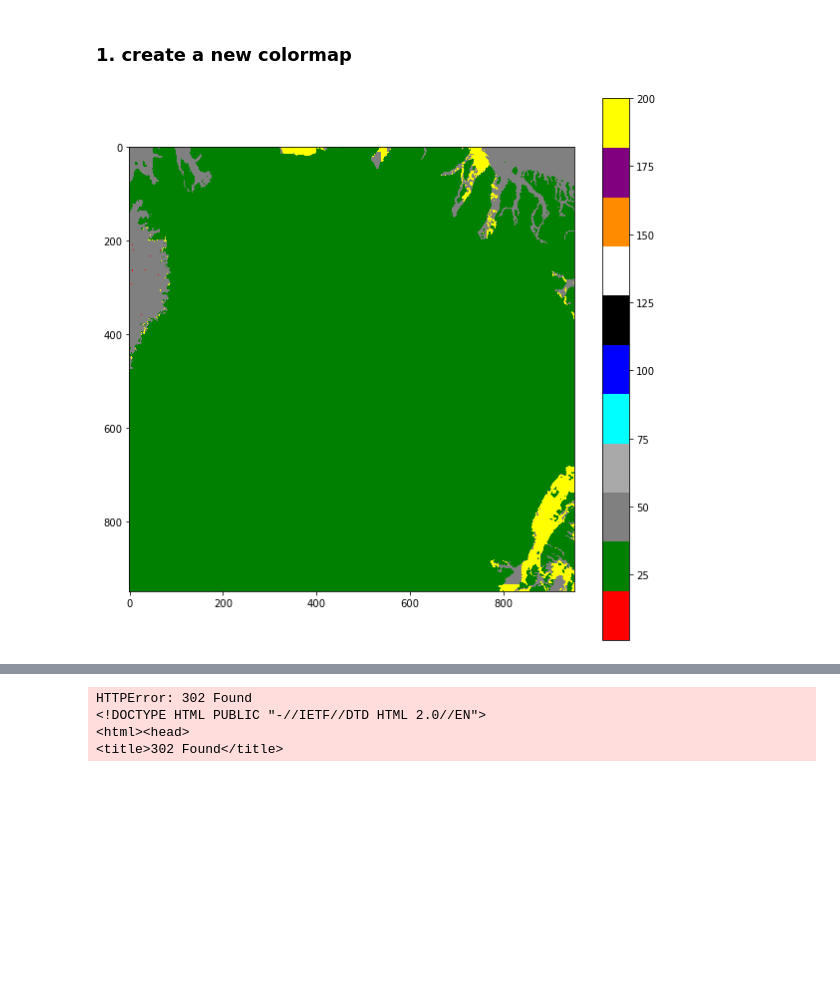
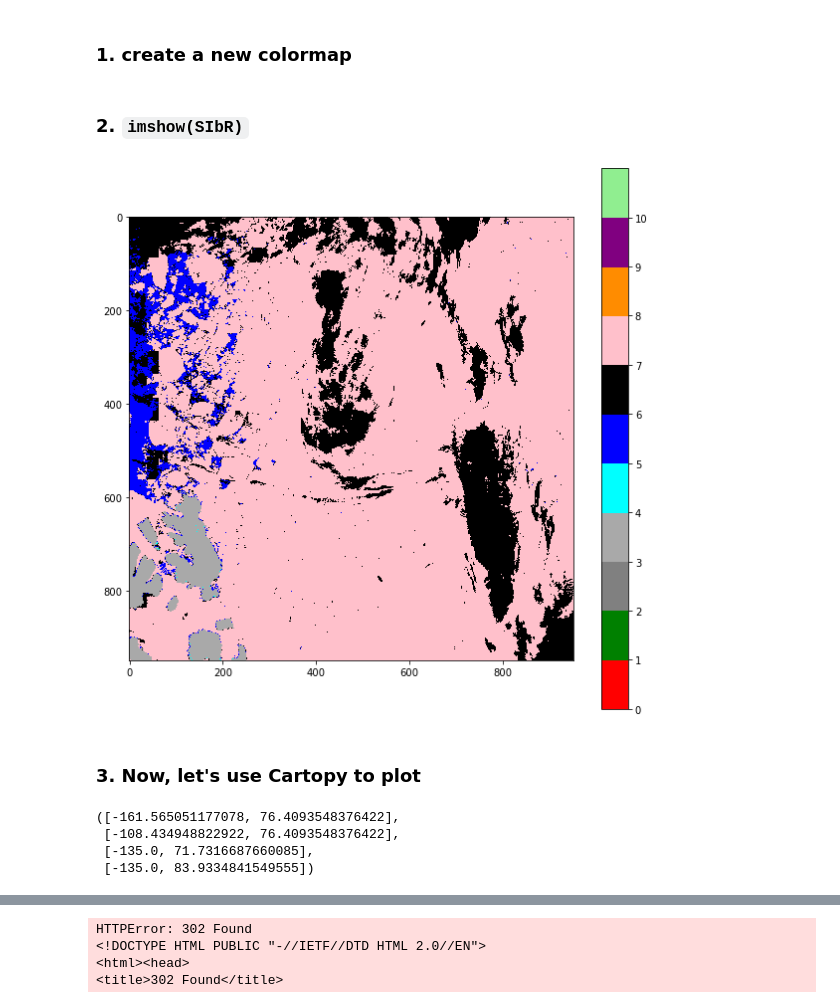
Before and after one commit to kathy9980/Colocate-MODIS-PMW-SIC, a Jupyter notebook: load_MODIS.ipynb, the cells around one changed output, grey strips where cells are left out. Drawn from its saved outputs; the diff is of its cells as text; code cells hidden in the pictures; blank space fills up the shorter version.

```diff
--- a/load_MODIS.ipynb
+++ b/load_MODIS.ipynb
@@ -57,0 +74,12 @@ array([[ 50.,  50.,  50., ...,  50.,  50.,  50.],
+# %%
+SIbR[SIbR == 0] = 0
+SIbR[SIbR == 1] = 1
+SIbR[SIbR == 11] = 2
+SIbR[SIbR == 25] = 3
+SIbR[SIbR == 37] = 4
+SIbR[SIbR == 39] = 5
+SIbR[SIbR == 50] = 6
+SIbR[SIbR == 200] = 7
+SIbR[SIbR == 253] = 8
+SIbR[SIbR == 254] = 9
+SIbR[SIbR == 255] = 10
@@ -64,7 +97,7 @@ import matplotlib as mpl
 from matplotlib.colors import ListedColormap
 import matplotlib.pyplot as plt
 # %%
-fig, ax = plt.subplots(figsize=(10, 10))
+# fig, ax = plt.subplots(figsize=(10, 10))
 cmap = ListedColormap(['red',
                        'green',
                        'gray',
@@ -72,22 +105,39 @@ cmap = ListedColormap(['red',
                        'cyan',
                        'blue',
                        'black',
-                       'white',
+                       'pink',
                        'darkorange',
                        'purple',
-                       'yellow'])
-# bounds =     [0,1,11,25,37,39,50,200,253,254,255]
-# norm = mpl.colors.BoundaryNorm(bounds, cmap.N)
-# cb2 = mpl.colorbar.ColorbarBase(ax, cmap=cmap,
-#                                 norm=norm,
-#                                 boundaries= bounds + [256],
-#                                 extend='both',
-#                                 ticks= bounds,
-#                                 spacing='proportional',
-#                                 orientation='horizontal')
+                       'yellow',
+                       'lightgreen'])
 
-im = ax.imshow(SIbR, cmap = cmap)
-fig.colorbar(im)
-plt.show()
+bounds = np.linspace(0,11,12)
+norm = mpl.colors.BoundaryNorm(bounds, cmap.N)
-# %% [output]
-[figure, removed]
+# %% [markdown]
+### 2. `imshow(SIbR)`
+# %%
+fig, ax = plt.subplots(figsize=(10, 10))
+im = ax.imshow(SIbR, cmap = cmap, norm=norm)
+
+
+cbar = plt.colorbar(im)
+lim = np.arange(0,11,1)
+cbar.set_ticks(lim)
+plt.show()
+# %% [output]
+[figure, added]
+# %% [markdown]
+### 3. Now, let's use Cartopy to plot
+# %%
+p0 =  [-135.0,71.7316687660085]
+p1 =  [-161.565051177078, 76.4093548376422]
+p2 = [-135.0, 83.9334841549555]
+p3 = [-108.434948822922, 76.4093548376422]
+
+extent = (p1,p3,p0,p2)  # extent = (left, right, lower, upper)
+extent
+# %% [output]
+([-161.565051177078, 76.4093548376422],
+ [-108.434948822922, 76.4093548376422],
+ [-135.0, 71.7316687660085],
+ [-135.0, 83.9334841549555])
```
Also changed, not shown: parts of 9 cells of this notebook, 3 other files.
